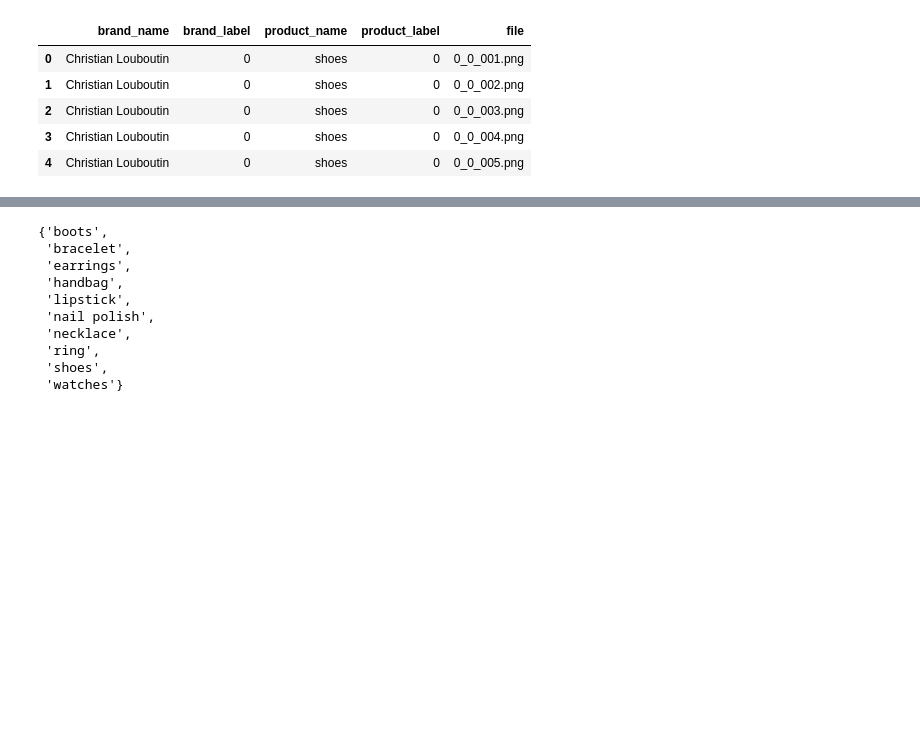
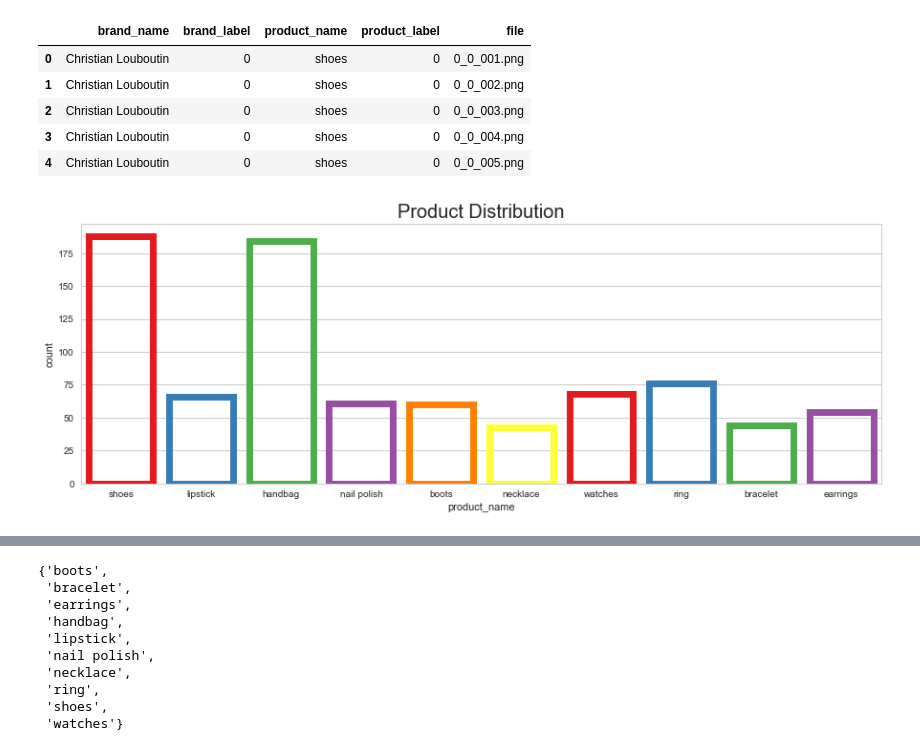
Before and after one commit to OlgaBelitskaya/deep_learning_projects, a Jupyter notebook: DL_PP4/DL_PP4.ipynb, the cells around one changed output, grey strips where cells are left out. Drawn from its saved outputs; the diff is of its cells as text; code cells hidden in the pictures; blank space fills up the shorter version.

```diff
--- a/DL_PP4/DL_PP4.ipynb
+++ b/DL_PP4/DL_PP4.ipynb
@@ -123,3 +124,14 @@ data.head()
 | 2 | Christian Louboutin | 0 | shoes | 0 | 0_0_003.png |
 | 3 | Christian Louboutin | 0 | shoes | 0 | 0_0_004.png |
 | 4 | Christian Louboutin | 0 | shoes | 0 | 0_0_005.png |
+# %%
+hide_code
+# Plot product distribution
+plt.style.use('seaborn-whitegrid')
+plt.figure(figsize=(15,5))
+sns.countplot(x="product_name", data=data,
+              facecolor=(0, 0, 0, 0), linewidth=7,
+              edgecolor=sns.color_palette("Set1"))
+plt.title('Product Distribution', fontsize=20);
+# %% [output]
+[figure, added]
```
Also changed, not shown: parts of 27 cells of this notebook.
